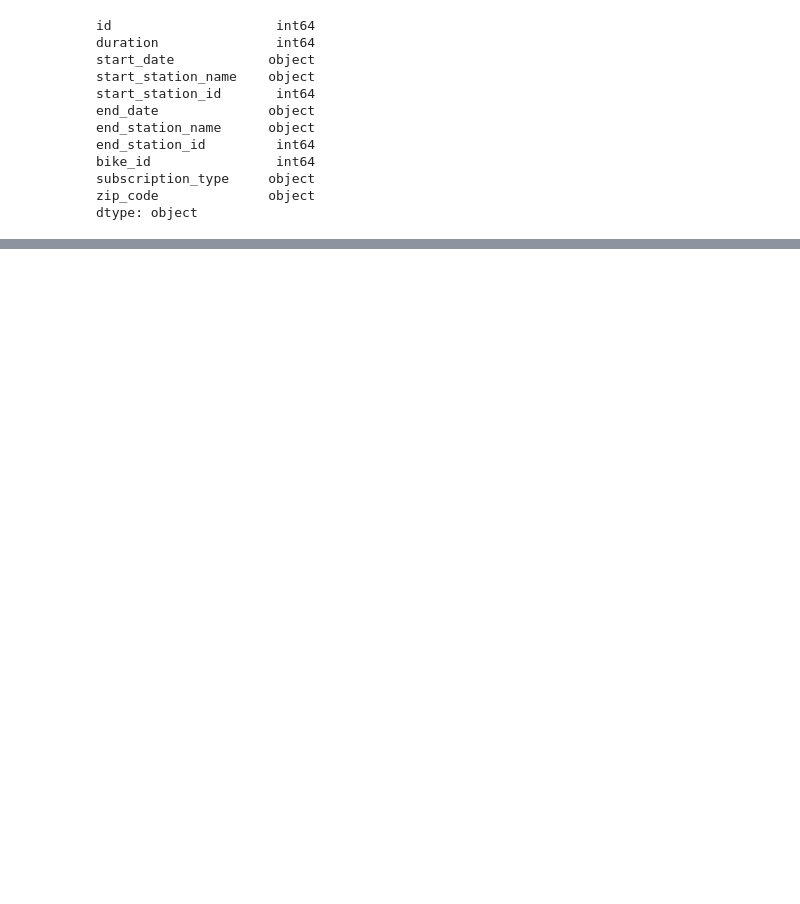
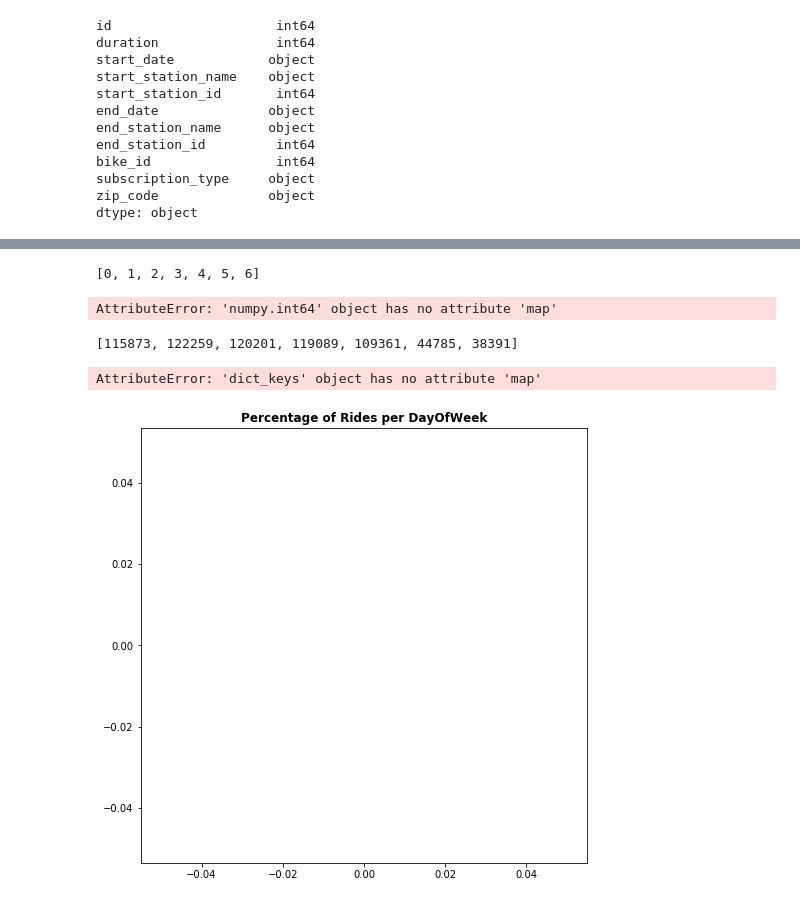
Before and after one commit to senapati-deepak/bay_area_bike_share, a Jupyter notebook: analysis.ipynb, the cells around one changed output, grey strips where cells are left out. Cells and saved outputs as stored; diff of their text form; code cells hidden in the pictures; blank space fills up the shorter version.

```diff
--- a/analysis.ipynb
+++ b/analysis.ipynb
@@ -58 +133,3 @@ dtype: object
+# %%
+trip['weekday'] = trip['start_date'].dt.dayofweek
 # %%
@@ -133,0 +142,24 @@ station
+# %%
+dayofweek_tripnos = dict(trip['weekday'].value_counts())
+# %%
+list(dayofweek_tripnos.keys())
+# %% [output]
+[0, 1, 2, 3, 4, 5, 6]
+# %%
+[x.map(dayOfWeek) for x in dayofweek_tripnos.keys()]
+# %% [output]
+AttributeError: 'numpy.int64' object has no attribute 'map'
+# %%
+list(dayofweek_tripnos.values())
+# %% [output]
+[115873, 122259, 120201, 119089, 109361, 44785, 38391]
+# %%
+plt.figure(figsize=(8,8))
+plt.axis('equal')
+plt.title('Percentage of Rides per DayOfWeek', fontsize='large', fontweight='bold')
+plt.pie(list(dayofweek_tripnos.values()), labels=list(dayofweek_tripnos.keys()), autopct='%0.2f%%', colors=['#e6f2ff','#b3d9ff','#4da6ff','#0073e6','#0059b3','#1a8cff','#80bfff'], explode=[0.05,0.05,0.05,0.05,0.05,0.05,0.05])
+# plt.legend(list(dayofweek_tripnos.keys()), fontsize='large')
+plt.show()
+# %% [output]
+AttributeError: 'dict_keys' object has no attribute 'map'
+[figure, added]
```
Also changed, not shown: parts of 27 cells of this notebook.
